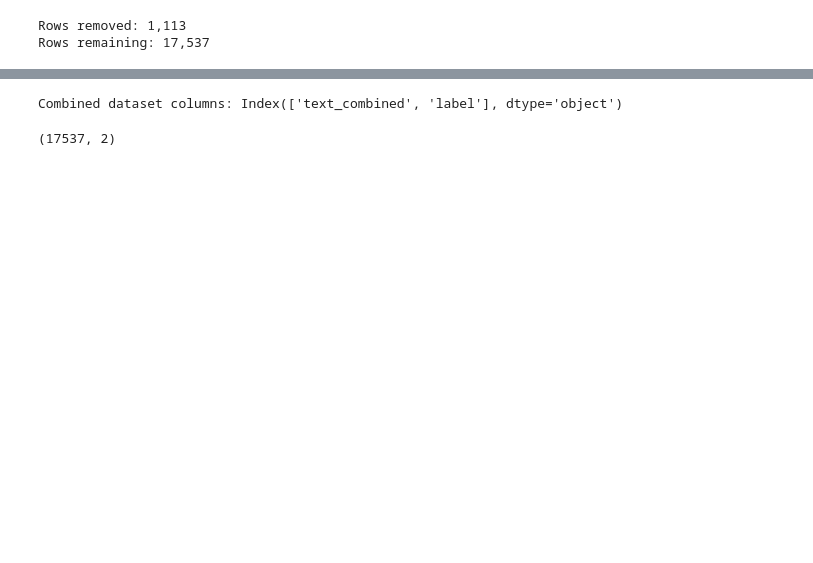
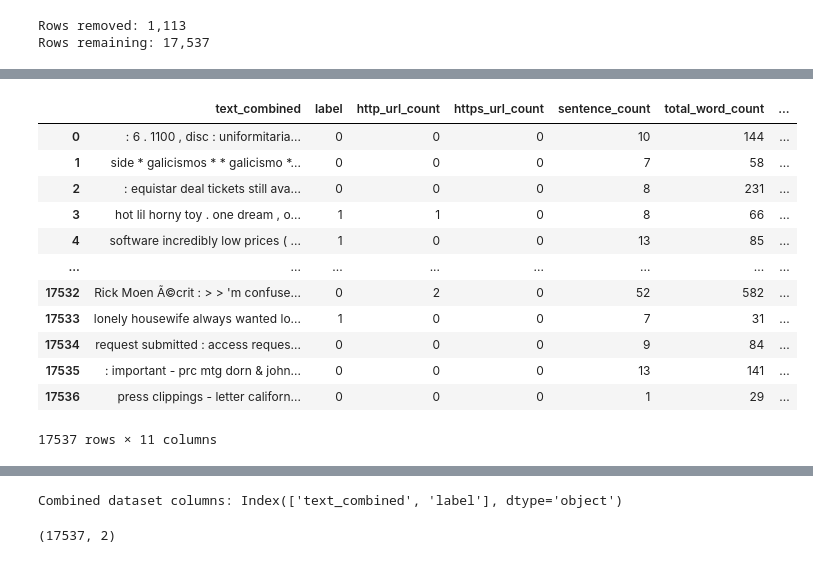
Before and after one commit to dhalderBU/BU-DX799, a Jupyter notebook: Week4_OMDS-DX 799 o1 mod C3 Halder-deb_Fall_2026_PhishingEmail_dataset1.ipynb, the cells around one changed output, grey strips where cells are left out. Drawn from its saved outputs; the diff is of its cells as text; code cells hidden in the pictures; blank space fills up the shorter version.

```diff
--- a/Week4_OMDS-DX 799 o1 mod C3 Halder-deb_Fall_2026_PhishingEmail_dataset1.ipynb
+++ b/Week4_OMDS-DX 799 o1 mod C3 Halder-deb_Fall_2026_PhishingEmail_dataset1.ipynb
@@ -218,3 +272,6 @@ display(label_counts.to_frame(name="count"))
+# %%
+#drop Unnamed column
+df_phishing_email.drop(columns=['Unnamed: 0'],inplace=True)
 # %%
 df_phishing_email["label"] = (
     df_phishing_email["label"]
@@ -263,0 +360,3 @@ print(df_phishing_email.columns.tolist())
+# %%
+df_phishing_email.reset_index(drop=True, inplace=True)
+df_phishing_email.info()
@@ -263,0 +444,7 @@ print(df_phishing_email.columns.tolist())
+# %%
+# apply the function to create a new column sentence_count
+df_phishing_email['sentence_count'] = df_phishing_email['text_combined'].apply(count_sentences)
+
+# Display summary statistics
+print("Sentence count statistics:")
+print(df_phishing_email['sentence_count'].describe())
@@ -263,0 +462,28 @@ print(df_phishing_email.columns.tolist())
+# %%
+# let us remove common stop words from the text before we count the words. Took help from chatgpt to understand how to use it
+def remove_common_stopwords(text):
+    #  standard English stop words
+    stop_words = set(stopwords.words('english'))
+
+    # add common email-specific stop words
+    email_stop_words = {
+        'subject', 'from', 'to', 'cc', 'bcc', 'sent', 'received',
+        'date', 'time', 'regards', 'dear', 'sincerely', 'best',
+        'thanks', 'thank', 'you', 'yours', 'truly', 'hi', 'hello'
+    }
+
+    # combine both stop word sets
+    stop_words.update(email_stop_words)
+
+    # tokenize and remove stop words
+    word_tokens = word_tokenize(text)
+    filtered_text = ' '.join([word for word in word_tokens if word.lower() not in stop_words])
+
+    return filtered_text
+
+# apply the function to the  DataFrame and replace the text column with the cleaned text
+df_phishing_email["text_combined"] = (
+    df_phishing_email["text_combined"]
+    .fillna("")
+    .apply(remove_common_stopwords)
+)
@@ -263,0 +548,16 @@ print(df_phishing_email.columns.tolist())
+# %%
+df_phishing_email
+# %% [output]
+|  | text_combined | label | http_url_count | https_url_count | sentence_count | total_word_count | ... |
+| 0 | : 6 . 1100 , disc : uniformitaria... | 0 | 0 | 0 | 10 | 144 | ... |
+| 1 | side * galicismos * * galicismo *... | 0 | 0 | 0 | 7 | 58 | ... |
+| 2 | : equistar deal tickets still ava... | 0 | 0 | 0 | 8 | 231 | ... |
+| 3 | hot lil horny toy . one dream , o... | 1 | 1 | 0 | 8 | 66 | ... |
+| 4 | software incredibly low prices ( ... | 1 | 0 | 0 | 13 | 85 | ... |
+| ... | ... | ... | ... | ... | ... | ... | ... |
+| 17532 | Rick Moen Ã©crit : > > 'm confuse... | 0 | 2 | 0 | 52 | 582 | ... |
+| 17533 | lonely housewife always wanted lo... | 1 | 0 | 0 | 7 | 31 | ... |
+| 17534 | request submitted : access reques... | 0 | 0 | 0 | 9 | 84 | ... |
+| 17535 | : important - prc mtg dorn & john... | 0 | 0 | 0 | 13 | 141 | ... |
+| 17536 | press clippings - letter californ... | 0 | 0 | 0 | 1 | 29 | ... |
+17537 rows × 11 columns
```
Also changed, not shown: parts of 54 cells of this notebook.
